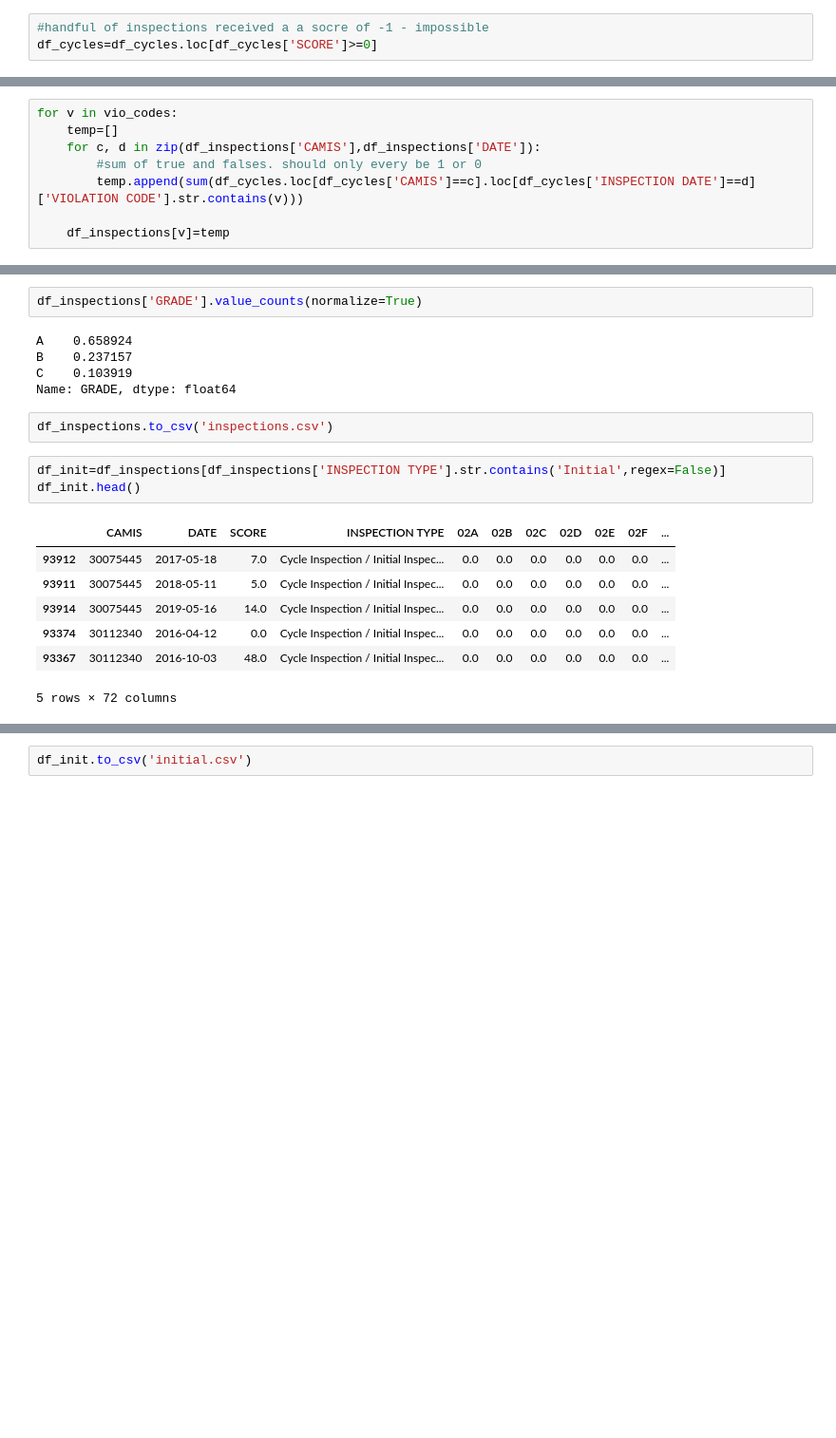
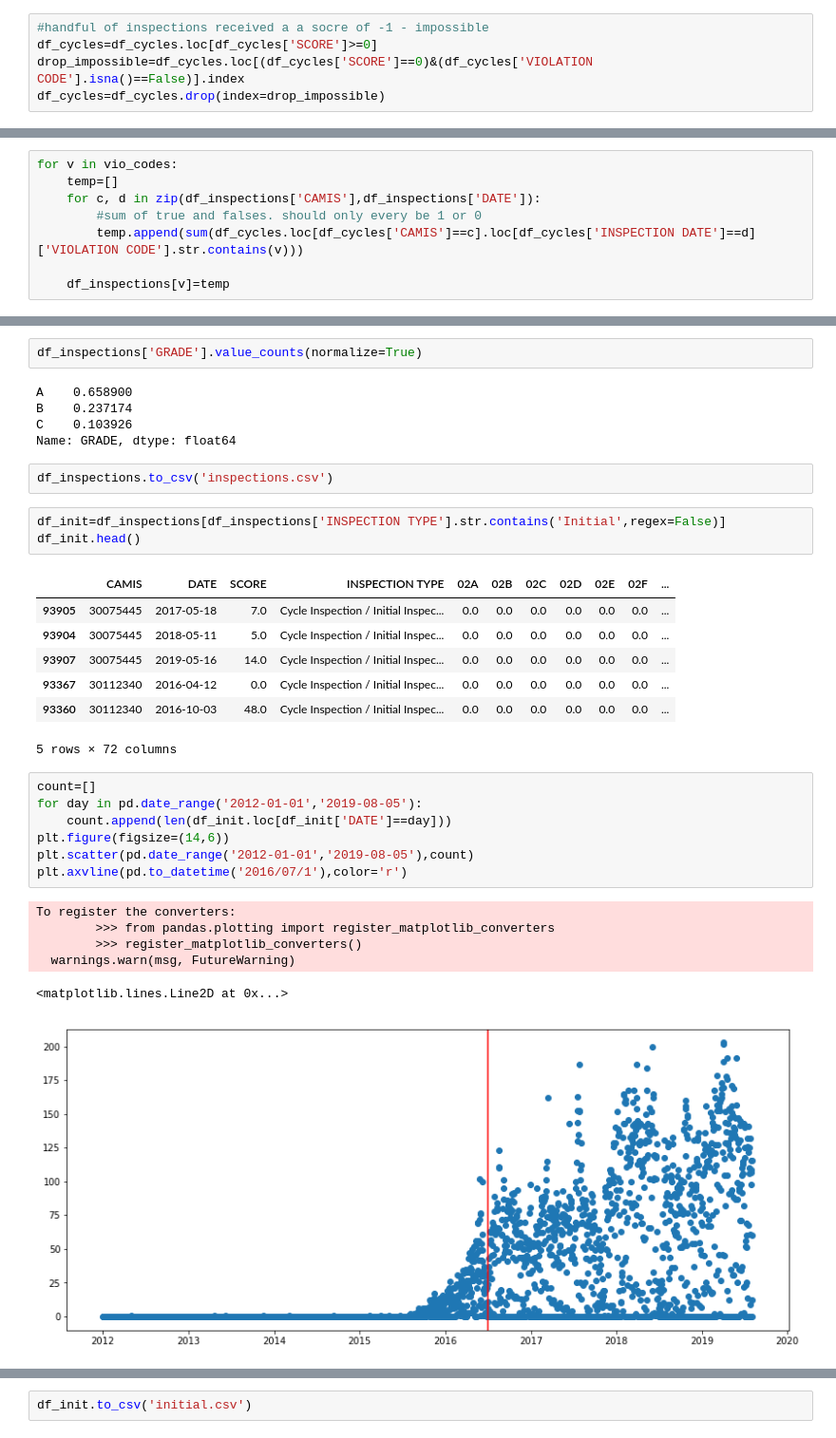
Before and after one commit to ktzioumis/New-York-Restaurant-Guide, a Jupyter notebook: Inspection Dataframe construction.ipynb, the cells around one changed output, grey strips where cells are left out. Shown: that part at 95% size. Drawn from its saved outputs; the diff is of its cells as text; blank space fills up the shorter version.

Commit message:
date cutoff redo, prev inspection feature

```diff
--- a/Inspection Dataframe construction.ipynb
+++ b/Inspection Dataframe construction.ipynb
@@ -36,6 +36,8 @@ Name: ACTION, dtype: int64
 # %%
 #handful of inspections received a a socre of -1 - impossible
 df_cycles=df_cycles.loc[df_cycles['SCORE']>=0]
+drop_impossible=df_cycles.loc[(df_cycles['SCORE']==0)&(df_cycles['VIOLATION CODE'].isna()==False)].index
+df_cycles=df_cycles.drop(index=drop_impossible)
 # %%
 df_cycles.to_csv('cycles.csv')
 # %%
@@ -205,9 +207,9 @@ df_inspections.head()
 # %%
 df_inspections['GRADE'].value_counts(normalize=True)
 # %% [output]
-A    0.658924
-B    0.237157
-C    0.103919
+A    0.658900
+B    0.237174
+C    0.103926
 Name: GRADE, dtype: float64
 # %%
 df_inspections.to_csv('inspections.csv')
@@ -216,9 +218,23 @@ df_init=df_inspections[df_inspections['INSPECTION TYPE'].str.contains('Initial',
 df_init.head()
 # %% [output]
 |  | CAMIS | DATE | SCORE | INSPECTION TYPE | 02A | 02B | 02C | 02D | 02E | 02F | ... |
-| 93912 | 30075445 | 2017-05-18 | 7.0 | Cycle Inspection / Initial Inspec... | 0.0 | 0.0 | 0.0 | 0.0 | 0.0 | 0.0 | ... |
-| 93911 | 30075445 | 2018-05-11 | 5.0 | Cycle Inspection / Initial Inspec... | 0.0 | 0.0 | 0.0 | 0.0 | 0.0 | 0.0 | ... |
-| 93914 | 30075445 | 2019-05-16 | 14.0 | Cycle Inspection / Initial Inspec... | 0.0 | 0.0 | 0.0 | 0.0 | 0.0 | 0.0 | ... |
-| 93374 | 30112340 | 2016-04-12 | 0.0 | Cycle Inspection / Initial Inspec... | 0.0 | 0.0 | 0.0 | 0.0 | 0.0 | 0.0 | ... |
-| 93367 | 30112340 | 2016-10-03 | 48.0 | Cycle Inspection / Initial Inspec... | 0.0 | 0.0 | 0.0 | 0.0 | 0.0 | 0.0 | ... |
+| 93905 | 30075445 | 2017-05-18 | 7.0 | Cycle Inspection / Initial Inspec... | 0.0 | 0.0 | 0.0 | 0.0 | 0.0 | 0.0 | ... |
+| 93904 | 30075445 | 2018-05-11 | 5.0 | Cycle Inspection / Initial Inspec... | 0.0 | 0.0 | 0.0 | 0.0 | 0.0 | 0.0 | ... |
+| 93907 | 30075445 | 2019-05-16 | 14.0 | Cycle Inspection / Initial Inspec... | 0.0 | 0.0 | 0.0 | 0.0 | 0.0 | 0.0 | ... |
+| 93367 | 30112340 | 2016-04-12 | 0.0 | Cycle Inspection / Initial Inspec... | 0.0 | 0.0 | 0.0 | 0.0 | 0.0 | 0.0 | ... |
+| 93360 | 30112340 | 2016-10-03 | 48.0 | Cycle Inspection / Initial Inspec... | 0.0 | 0.0 | 0.0 | 0.0 | 0.0 | 0.0 | ... |
 5 rows × 72 columns
+# %%
+count=[]
+for day in pd.date_range('2012-01-01','2019-08-05'):
+    count.append(len(df_init.loc[df_init['DATE']==day]))
+plt.figure(figsize=(14,6))
+plt.scatter(pd.date_range('2012-01-01','2019-08-05'),count)
+plt.axvline(pd.to_datetime('2016/07/1'),color='r')
+# %% [output]
+To register the converters:
+        >>> from pandas.plotting import register_matplotlib_converters
+        >>> register_matplotlib_converters()
+  warnings.warn(msg, FutureWarning)
+<matplotlib.lines.Line2D at 0x...>
+[figure, added]
```
Also changed, not shown: parts of 15 cells of this notebook, 5 other files.
